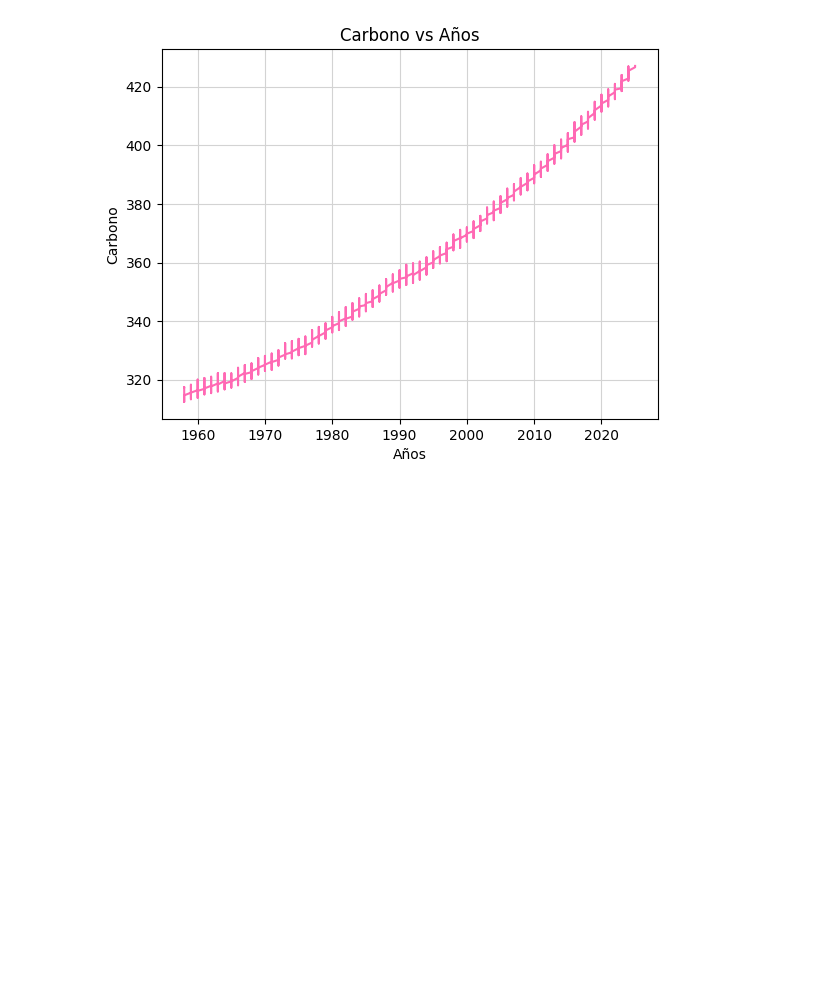
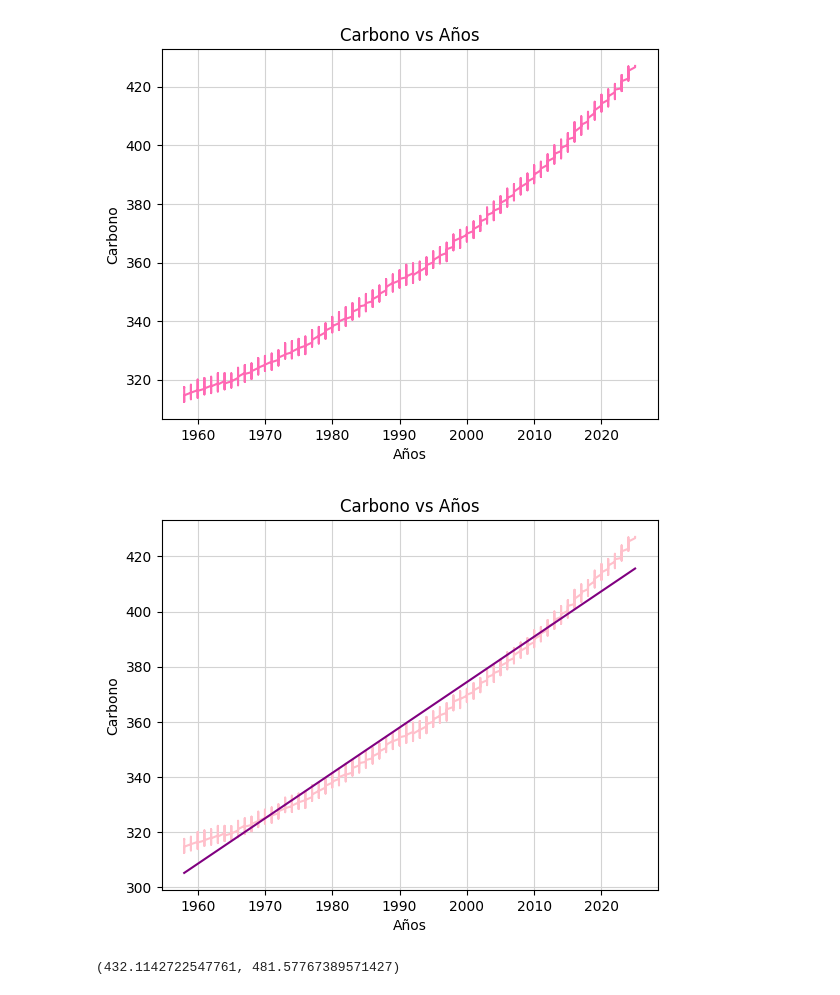
Before and after one commit to JSRV18/Dinosaurio-repository, a Jupyter notebook: Cacharreo_David.ipynb, the cells around one changed output. Cells and saved outputs as stored; diff of their text form; code cells hidden in the pictures; blank space fills up the shorter version.

```diff
--- a/Cacharreo_David.ipynb
+++ b/Cacharreo_David.ipynb
@@ -44,3 +44,33 @@ plt.grid(True, c="lightgray")
 plt.show()
 # %% [output]
 [figure]
+# %%
+from scipy.optimize import curve_fit
+
+def lineal (x, m, b):
+  return m*x + b
+
+params, _ = curve_fit(lineal, anios, carbino)
+
+params
+
+plt.plot(anios, carbino, c="pink")
+plt.plot(anios, lineal(anios, *params), c="purple")
+plt.title("Carbono vs Años")
+plt.xlabel("Años")
+plt.ylabel("Carbono")
+plt.grid(True, c="lightgray")
+# %% [output]
+[figure, added]
+# %%
+# Datos hijos
+
+hijes = lineal(2035, *params)
+hijes
+
+nietes = lineal(2065, *params)
+nietes
+
+hijes, nietes
+# %% [output]
+(432.1142722547761, 481.57767389571427)
```
